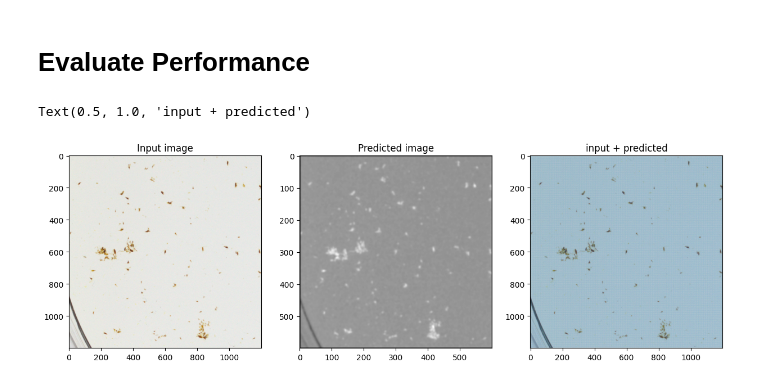
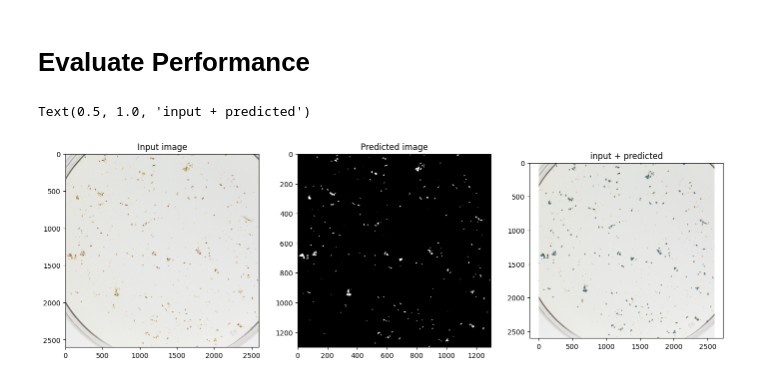
Before and after one commit to Pwhsky/copepod-image-analysis, a Jupyter notebook: lodestar_analysis.ipynb, the cells around one changed output. Cells and saved outputs as stored; diff of their text form; code cells hidden in the pictures.

```diff
--- a/lodestar_analysis.ipynb
+++ b/lodestar_analysis.ipynb
@@ -46,6 +51,6 @@ plt.imshow(crop)
 # %%
 training_pipeline = (
-    dt.Value(crop)
+    dt.Value(training_image)
     >> dt.Multiply(lambda: np.random.uniform(0.9, 1.1))
     >> dt.Add(lambda: np.random.uniform(-0.1, 0.1))
     >> dt.MoveAxis(-1, 0)
@@ -82,33 +87,32 @@ INFO:
 # %% [markdown]
 # Evaluate Performance
 # %%
-crop_size= 1200
-y_index = 1970
-x_index = 850
+#Prepare test image:
+crop_size= 2600
+y_index = 1900
+x_index = 1700
+x0,y0 = y_index-crop_size // 2, x_index - crop_size//2
+test_image = image[x0:x0+crop_size, y0: y0 + crop_size]
+torch_image = torch.from_numpy(test_image).permute(2,0,1).unsqueeze(0).float()
 
-x0,y0 = y_index-crop_size // 2, x_index - crop_size//2
-crop = image[x0:x0+crop_size, y0: y0 + crop_size]
-
-
-
-torch_image = torch.from_numpy(crop).permute(2,0,1).unsqueeze(0).float()
+#Feed to LodeSTAR
 prediction = lodestar(torch_image)[0].detach().numpy()
 x, y, rho = prediction[0], prediction[1], prediction[-1]
 
-plt.figure(figsize=(15,10))
 
+plt.figure(figsize=(17,11))
 plt.subplot(1,3,1)
-plt.imshow(crop)
+plt.imshow(test_image)
 plt.title("Input image")
 
 plt.subplot(1,3,2)
 plt.imshow(rho,cmap="grey")
 plt.title("Predicted image")
 
 plt.subplot(1,3,3)
-plt.imshow(crop)
-plt.scatter(y,x,alpha=rho.flatten()/rho.max(),s=0.0005)
+plt.imshow(test_image)
+plt.scatter(y,x,alpha=rho.flatten()/rho.max(),s=0.0001)
 plt.title("input + predicted")
 # %% [output]
 Text(0.5, 1.0, 'input + predicted')
-[figure, old version]
+[figure, new version]
```
Also changed, not shown: parts of 3 cells of this notebook, 13 other files.
